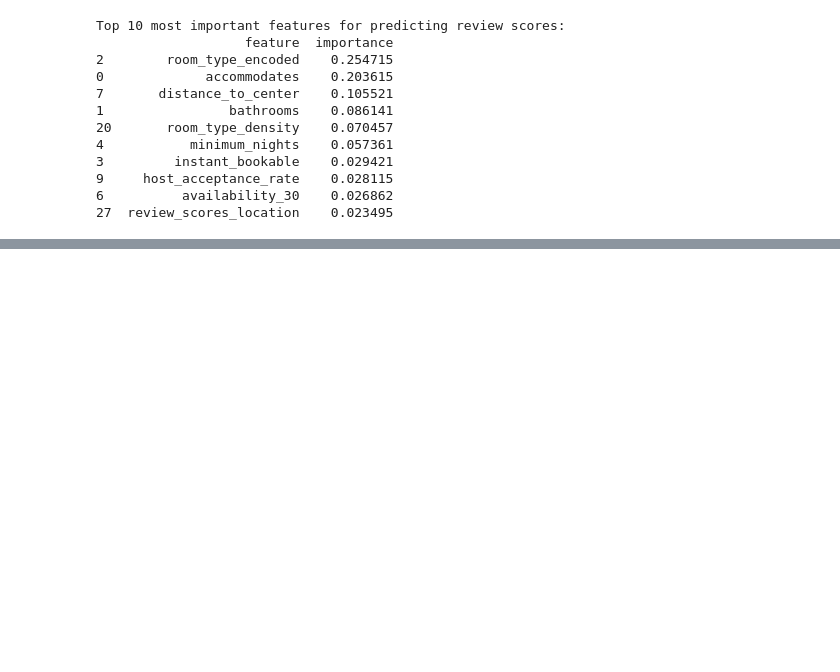
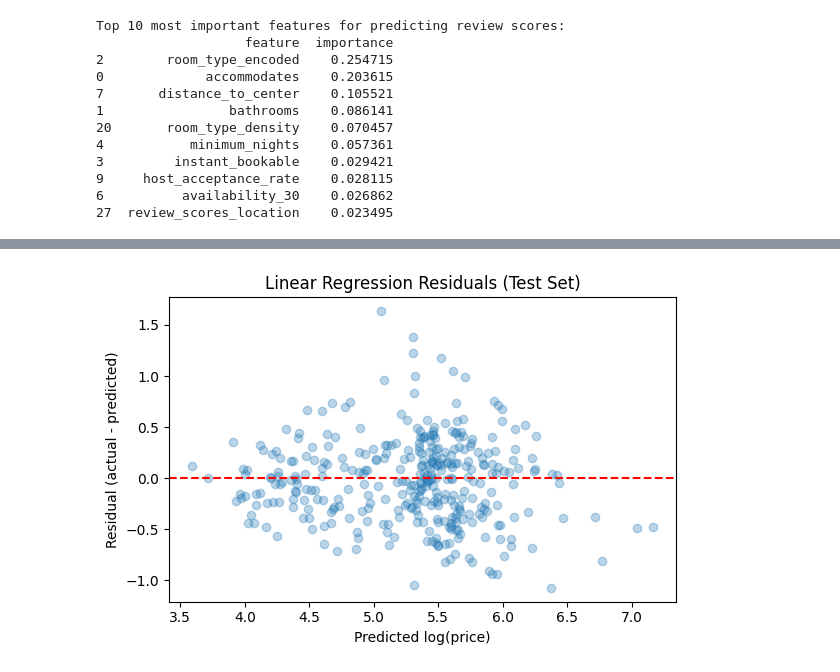
Before and after one commit to miaha1/AirBnBPredictionModel, a Jupyter notebook: AirBnBPredictionModel.ipynb, the cells around one changed output, grey strips where cells are left out. Drawn from its saved outputs; the diff is of its cells as text; code cells hidden in the pictures; blank space fills up the shorter version.

```diff
--- a/AirBnBPredictionModel.ipynb
+++ b/AirBnBPredictionModel.ipynb
@@ -508,0 +684,15 @@ print(results_df.head())
+# %%
+# Manasa Praveen
+# Linear Regression Residual
+residuals_lr = y_test - y_test_pred_log_lr
+
+plt.figure(figsize=(6, 4))
+plt.scatter(y_test_pred_log_lr, residuals_lr, alpha=0.3)
+plt.axhline(0, color='r', linestyle='--')
+plt.xlabel('Predicted log(price)')
+plt.ylabel('Residual (actual - predicted)')
+plt.title('Linear Regression Residuals (Test Set)')
+plt.tight_layout()
+plt.show()
+# %% [output]
+[figure, added]
```
Also changed, not shown: parts of 23 cells of this notebook.
